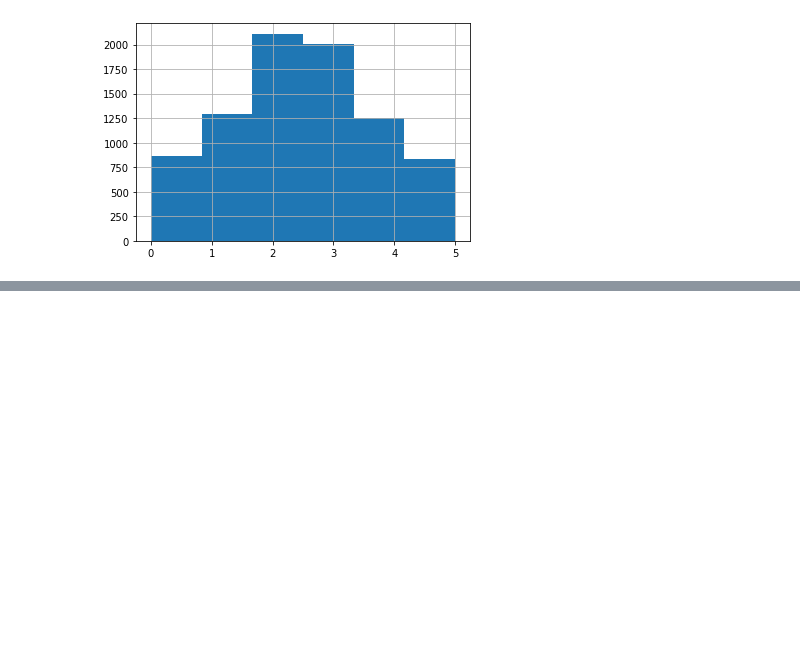
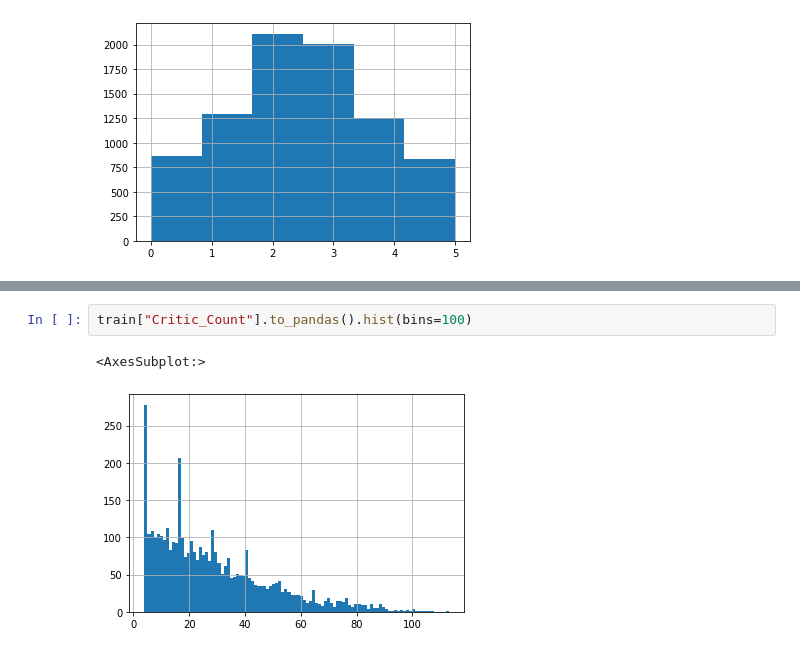
Before and after one commit to karunru/atmaCup8, a Jupyter notebook: notebooks/first_EDA.ipynb, the cells around one changed output, grey strips where cells are left out. Cells and saved outputs as stored; diff of their text form; blank space fills up the shorter version.

```diff
--- a/notebooks/first_EDA.ipynb
+++ b/notebooks/first_EDA.ipynb
@@ -356,0 +374,5 @@ pd.qcut(np.log1p(train["Global_Sales"].to_pandas()), q=[0.0, 0.1, 0.25, 0.5, 0.7
+# %%
+train["Critic_Count"].to_pandas().hist(bins=100)
+# %% [output]
+<AxesSubplot:>
+[figure, added]
```
Also changed, not shown: parts of 9 cells of this notebook, 7 other files.
